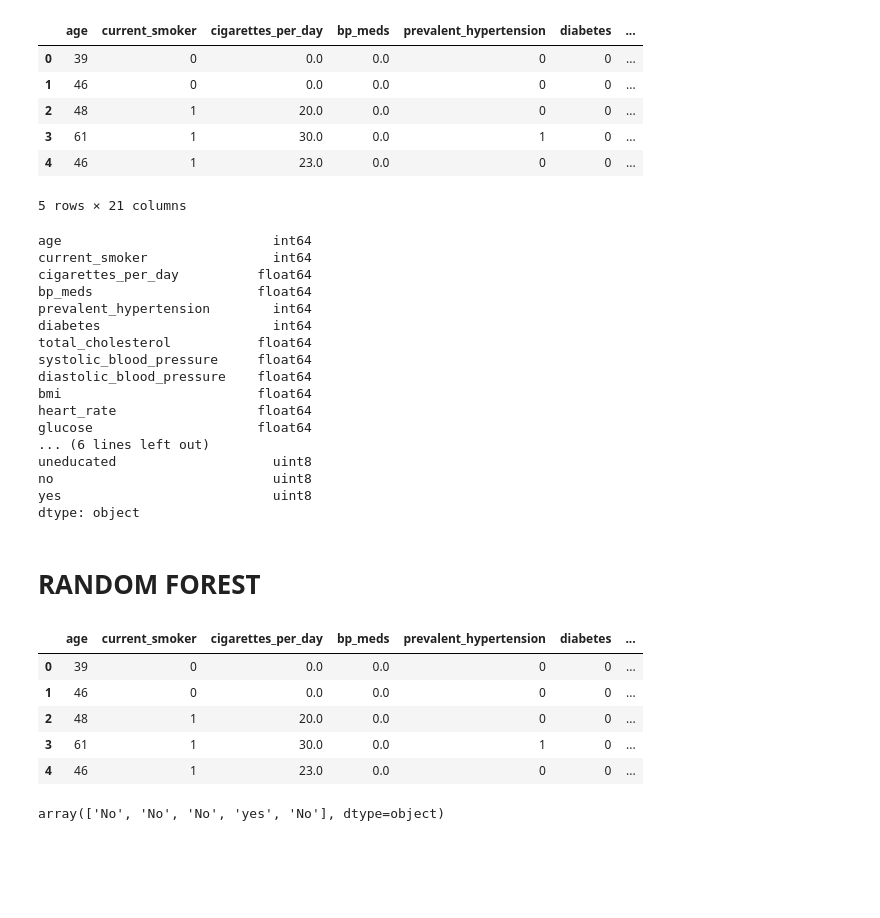
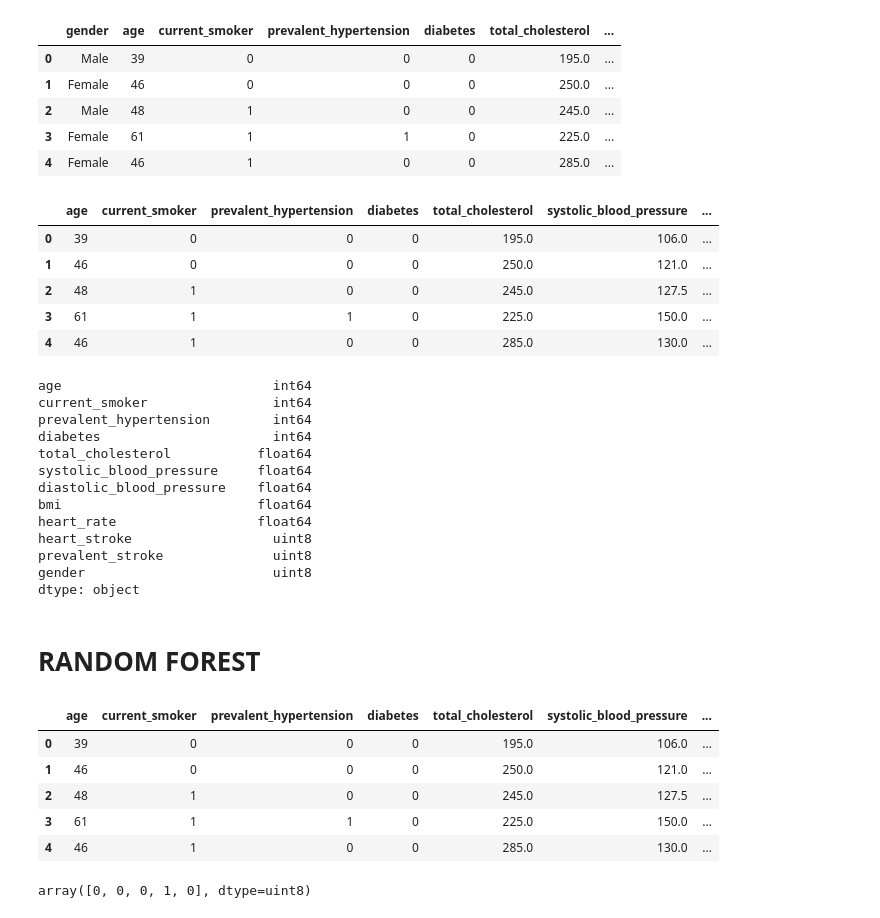
Before and after one commit to cscar43/CardioMind-AI-Driven-Heart-Health-Analysis, a Jupyter notebook: random_forest.ipynb, the cells around one changed output. Drawn from its saved outputs; the diff is of its cells as text; code cells hidden in the pictures; blank space fills up the shorter version.

```diff
--- a/random_forest.ipynb
+++ b/random_forest.ipynb
@@ -39,11 +35,6 @@ glucose                     float64
 heart_stroke                 object
 dtype: object
 # %%
-gender_dummies = pd.get_dummies(df_heart["gender"])
-education_dummies = pd.get_dummies(df_heart["education"])
-prevalent_stroke_dummies = pd.get_dummies(df_heart["prevalent_stroke"])
-
-print(gender_dummies)
-print(education_dummies)
-print(prevalent_stroke_dummies)
+heart_stroke_dummies = pd.get_dummies(df_heart["heart_stroke"])
+print(heart_stroke_dummies)
 # %% [output]
@@ -66,0 +55,3 @@ print(prevalent_stroke_dummies)
+# %%
+df_heart = pd.concat([df_heart, heart_stroke_dummies], axis=1)
+df_heart.head()
@@ -66,0 +65,4 @@ print(prevalent_stroke_dummies)
+# %%
+df_heart = df_heart.drop(columns=["heart_stroke", "No"])
+df_heart = df_heart.rename(columns={"yes": "heart_stroke"})
+df_heart.head()
@@ -66,0 +104,4 @@ print(prevalent_stroke_dummies)
+# %%
+df_heart = df_heart.drop(columns=["prevalent_stroke", "no"])
+df_heart = df_heart.rename(columns={"yes": "prevalent_stroke"})
+df_heart.head()
@@ -67,27 +133,29 @@ print(prevalent_stroke_dummies)
+# %%
+df_heart = pd.concat([df_heart, gender_dummies], axis=1)
+df_heart.head()
+# %% [output]
+|  | gender | age | current_smoker | prevalent_hypertension | diabetes | total_cholesterol | ... |
+| 0 | Male | 39 | 0 | 0 | 0 | 195.0 | ... |
+| 1 | Female | 46 | 0 | 0 | 0 | 250.0 | ... |
+| 2 | Male | 48 | 1 | 0 | 0 | 245.0 | ... |
+| 3 | Female | 61 | 1 | 1 | 0 | 225.0 | ... |
+| 4 | Female | 46 | 1 | 0 | 0 | 285.0 | ... |
 # %%
-df_heart = pd.concat([df_heart, gender_dummies], axis=1)
-df_heart = pd.concat([df_heart, education_dummies], axis=1)
-df_heart = pd.concat([df_heart, prevalent_stroke_dummies], axis=1)
-# Drop the original education column
-df_heart = df_heart.drop(columns=["gender", "education", "prevalent_stroke"])
-
-# Display the DataFrame
+df_heart = df_heart.drop(columns=["gender", "Male"])
+df_heart = df_heart.rename(columns={"Female": "gender"})
 df_heart.head()
 # %% [output]
-|  | age | current_smoker | cigarettes_per_day | bp_meds | prevalent_hypertension | diabetes | ... |
-| 0 | 39 | 0 | 0.0 | 0.0 | 0 | 0 | ... |
-| 1 | 46 | 0 | 0.0 | 0.0 | 0 | 0 | ... |
-| 2 | 48 | 1 | 20.0 | 0.0 | 0 | 0 | ... |
-| 3 | 61 | 1 | 30.0 | 0.0 | 1 | 0 | ... |
-| 4 | 46 | 1 | 23.0 | 0.0 | 0 | 0 | ... |
+|  | age | current_smoker | prevalent_hypertension | diabetes | total_cholesterol | systolic_blood_pressure | ... |
+| 0 | 39 | 0 | 0 | 0 | 195.0 | 106.0 | ... |
+| 1 | 46 | 0 | 0 | 0 | 250.0 | 121.0 | ... |
+| 2 | 48 | 1 | 0 | 0 | 245.0 | 127.5 | ... |
+| 3 | 61 | 1 | 1 | 0 | 225.0 | 150.0 | ... |
+| 4 | 46 | 1 | 0 | 0 | 285.0 | 130.0 | ... |
-5 rows × 21 columns
 # %%
 df_heart.dtypes
 # %% [output]
 age                           int64
 current_smoker                int64
-cigarettes_per_day          float64
-bp_meds                     float64
 prevalent_hypertension        int64
 diabetes                      int64
 total_cholesterol           float64
@@ -95,11 +163,9 @@ systolic_blood_pressure     float64
 diastolic_blood_pressure    float64
 bmi                         float64
 heart_rate                  float64
-glucose                     float64
-... (6 lines left out)
-uneducated                    uint8
-no                            uint8
-yes                           uint8
+heart_stroke                  uint8
+prevalent_stroke              uint8
+gender                        uint8
 dtype: object
 # %% [markdown]
 # RANDOM FOREST
@@ -108,17 +174,17 @@ X = df_heart.copy()
 X.drop("heart_stroke", axis=1, inplace=True)
 X.head()
 # %% [output]
-|  | age | current_smoker | cigarettes_per_day | bp_meds | prevalent_hypertension | diabetes | ... |
-| 0 | 39 | 0 | 0.0 | 0.0 | 0 | 0 | ... |
-| 1 | 46 | 0 | 0.0 | 0.0 | 0 | 0 | ... |
-| 2 | 48 | 1 | 20.0 | 0.0 | 0 | 0 | ... |
-| 3 | 61 | 1 | 30.0 | 0.0 | 1 | 0 | ... |
-| 4 | 46 | 1 | 23.0 | 0.0 | 0 | 0 | ... |
+|  | age | current_smoker | prevalent_hypertension | diabetes | total_cholesterol | systolic_blood_pressure | ... |
+| 0 | 39 | 0 | 0 | 0 | 195.0 | 106.0 | ... |
+| 1 | 46 | 0 | 0 | 0 | 250.0 | 121.0 | ... |
+| 2 | 48 | 1 | 0 | 0 | 245.0 | 127.5 | ... |
+| 3 | 61 | 1 | 1 | 0 | 225.0 | 150.0 | ... |
+| 4 | 46 | 1 | 0 | 0 | 285.0 | 130.0 | ... |
 # %%
 # Define target vector
 y = df_heart["heart_stroke"].ravel()
 y[:5]
 # %% [output]
-array(['No', 'No', 'No', 'yes', 'No'], dtype=object)
+array([0, 0, 0, 1, 0], dtype=uint8)
 # %%
 # Splitting into Train and Test sets
```
Also changed, not shown: parts of 14 cells of this notebook, 1 other file.
